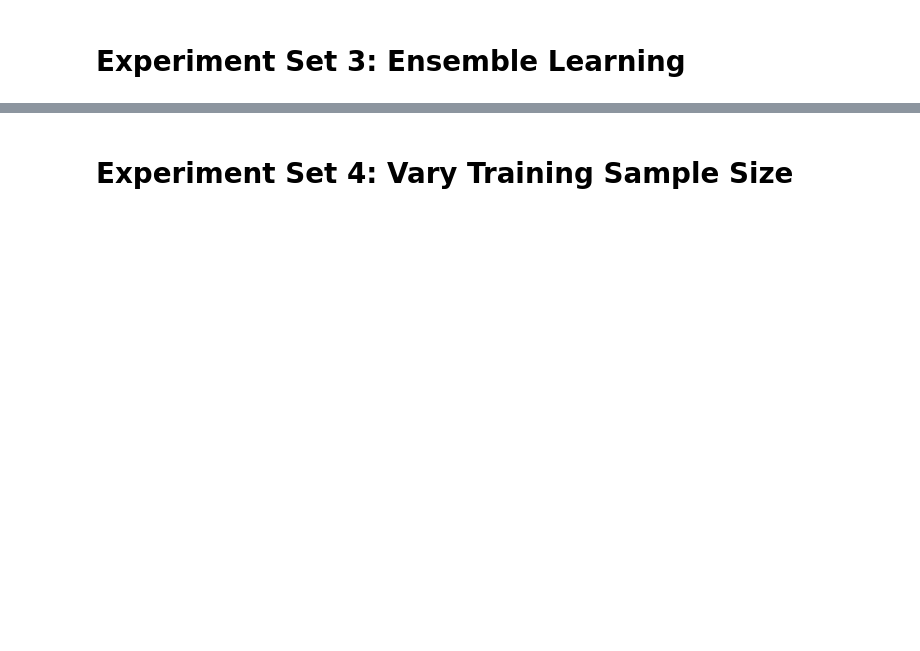
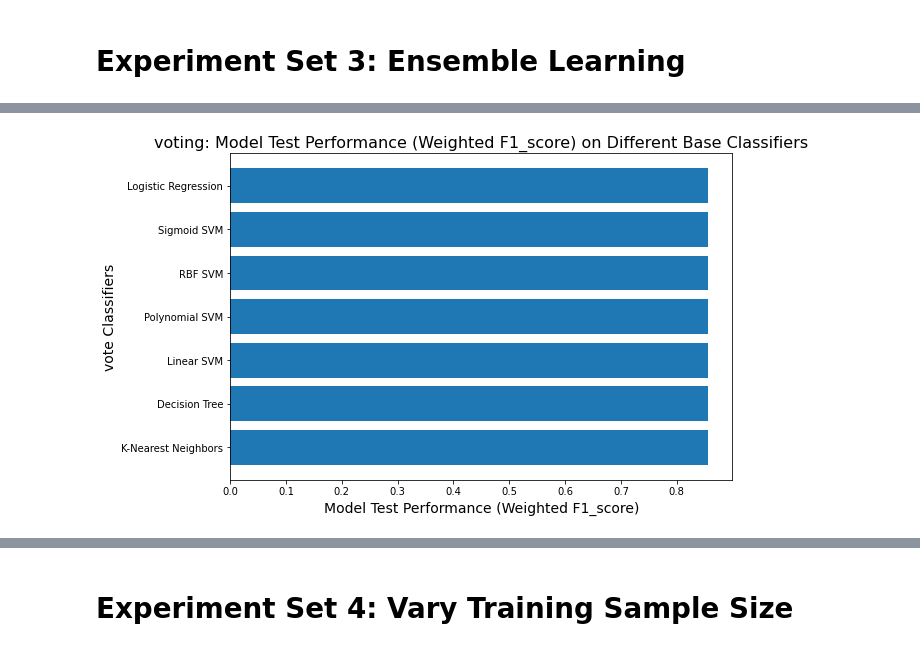
Before and after one commit to jinwenhua/group11, a Jupyter notebook: Wine.ipynb, the cells around one changed output, grey strips where cells are left out. Saved outputs shown, nothing was run; the diff lists cells and outputs as text; code cells hidden in the pictures; blank space fills up the shorter version.

```diff
--- a/Wine.ipynb
+++ b/Wine.ipynb
@@ -2970,0 +2470,81 @@ df_performance1
+# %%
+# Compare all classifiers
+list_clf = []
+list_score = []
+
+score_param = "f1_score"
+average_param = "weighted"
+
+feature_train = x_train
+feature_test = x_test
+
+# Initialize parameter values of boosting classifier
+boosting_param = dict(n_estimators=100,random_state=0)
+
+# Loop through all classifiers
+# ---
+for i, clf in enumerate(dict_clf_default):
+    print("- {}".format(clf))
+    base = dict_clf_default[clf]
+
+    if i<1:
+        params = boosting_param.copy()
+    else:
+        params = dict(n_estimators=100,algorithm='SAMME',random_state=0)
+
+    params["base_estimator"] = base
+
+
+    estimator = { clf: model_boosting }
+
+    try:
+        score = train_and_evaluate(estimator, x_train, x_test, y_train, y_test)
+
+    except Exception as e:
+        error_class_name = e.__class__.__name__
+        print("{}: {}\n".format(error_class_name, e))
+        continue
+
+    print()
+
+    list_clf.append(clf)
+    list_score = list_score + list(score[clf].values())
+    # Create data frame
+# ---
+data = dict(classifier=list_clf, test_performance=list_score)
+df_performance = pd.DataFrame(data=data)
+
+# # Save and export df_performance to CSV file
+# df_performance.to_csv(r'final_project_performance_boosting.csv', index = False, header = True)
+
+# Plotting
+# ---
+str_x_label = "Model Test Performance ({} {})".format(average_param.capitalize(), score_param.capitalize())
+font_size = 12
+
+plt.figure(figsize=(9, 6))
+plt.barh(list_clf, list_score)
+
+plt.title("voting: {} on Different Base Classifiers".format(str_x_label), fontsize=(font_size + 4))
+plt.xlabel(str_x_label, fontsize=(font_size + 2))
+plt.ylabel("vote Classifiers", fontsize=(font_size + 2))
+
+plt.show()
+
+##Save plot into PNG (optional)
+##plt.savefig("final_project_performance_boosting.png", dpi=300, bbox_inches="tight")
+# Create data frame
+# ---
+data = dict()
+for i, base_clf in enumerate(list_clf):
+    clf_key = "classifier_{}".format(i)
+    data[clf_key] = base_clf
+
+data["test_performance"] = list_score
+df_performance = pd.DataFrame(data=data)
+
+# Save and export df_performance to CSV file (optional)
+#df_performance.to_csv(r'final_project_performance_boosting_{}clf.csv'.format(3), index = False, header = True)
+
+df_performance
+# %% [output]
@@ -2970,0 +2568 @@ df_performance1
+[figure, added]
```
Also changed, not shown: parts of 104 cells of this notebook.
